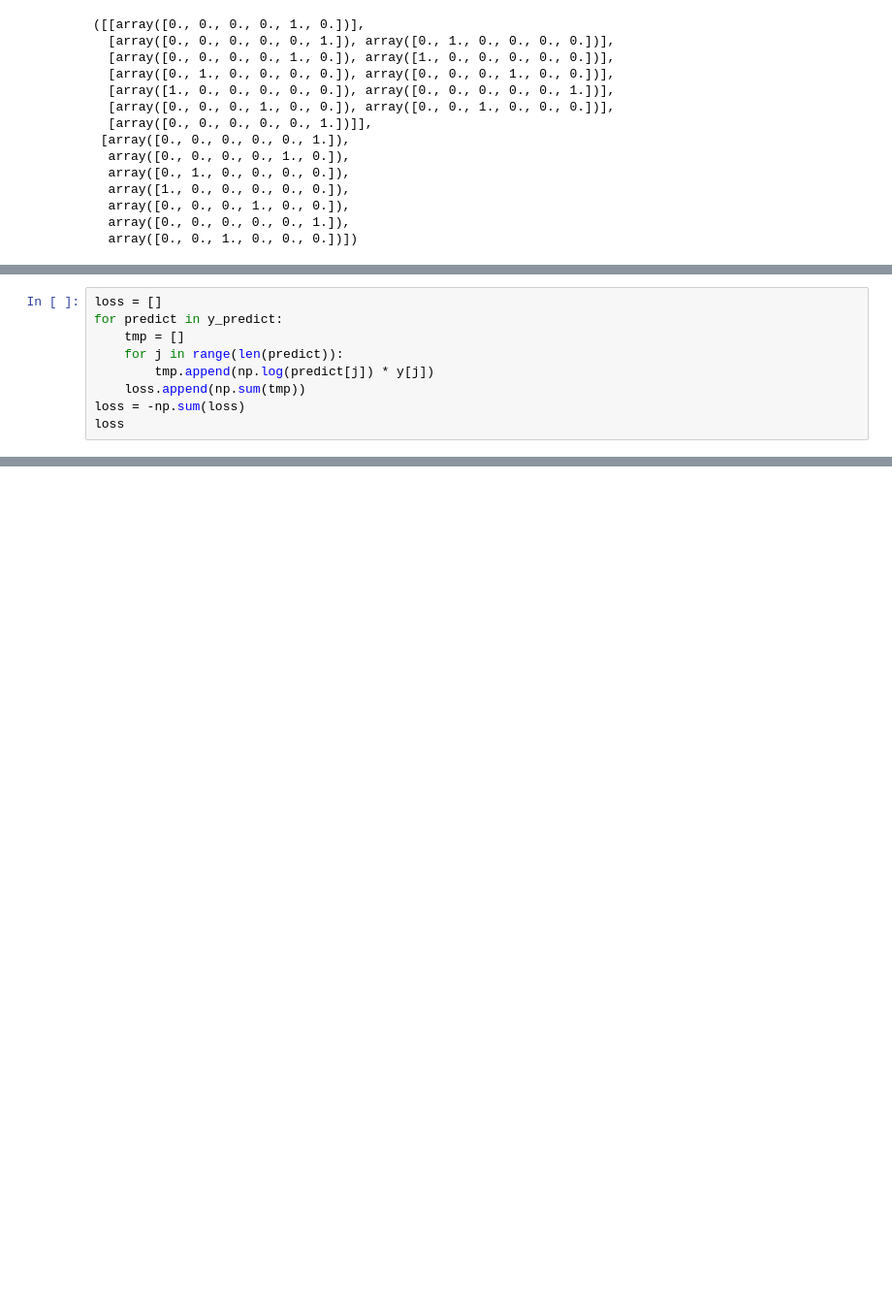
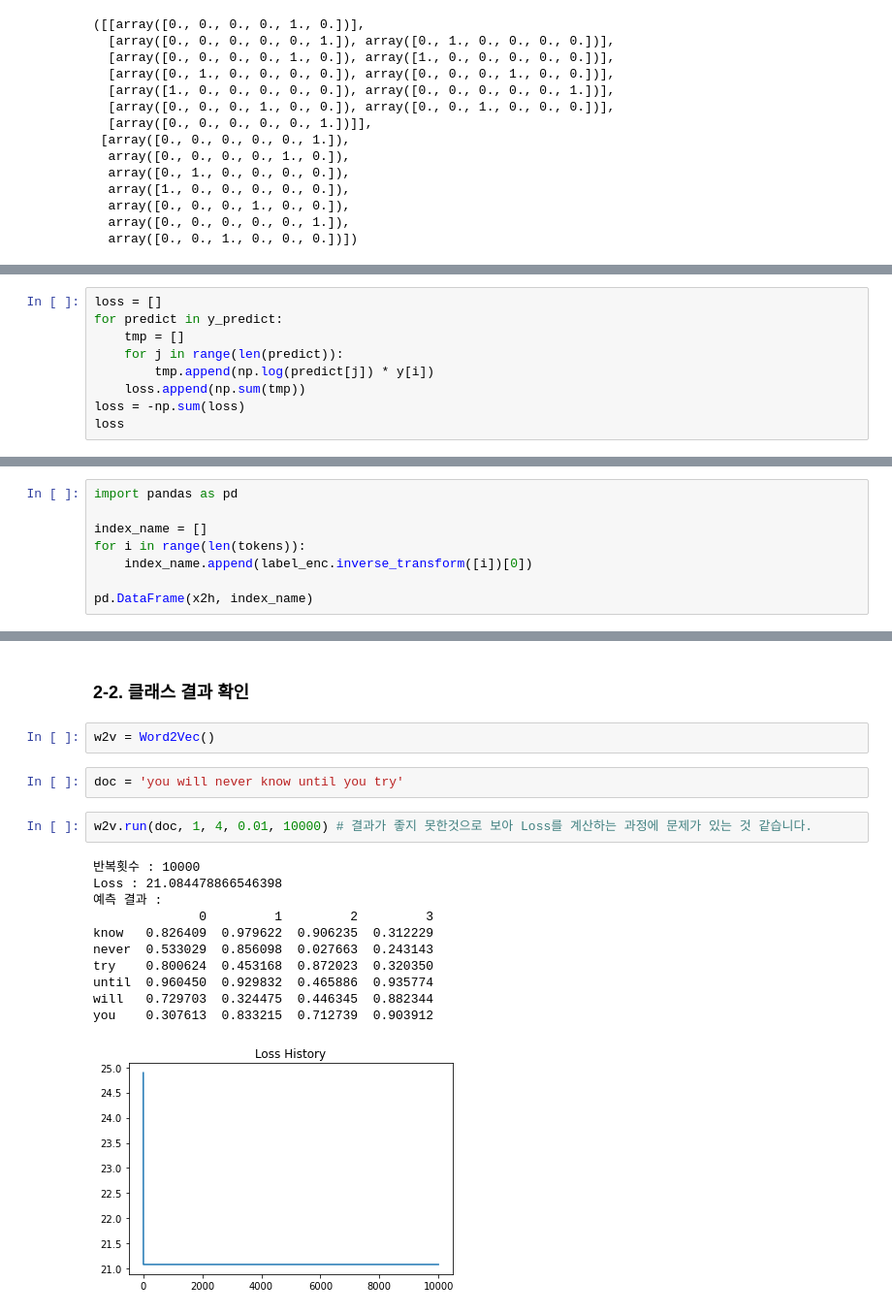
Before and after one commit to insightcampus/2020-inno-nlp-c-deeplearning, a Jupyter notebook: jisang/14_Word2Vec_Practice.ipynb, the cells around one changed output, grey strips where cells are left out. Shown at 97% size. Saved outputs shown, nothing was run; the diff lists cells and outputs as text; blank space fills up the shorter version.

```diff
--- a/jisang/14_Word2Vec_Practice.ipynb
+++ b/jisang/14_Word2Vec_Practice.ipynb
@@ -175,7 +177,7 @@ loss = []
 for predict in y_predict:
     tmp = []
     for j in range(len(predict)):
-        tmp.append(np.log(predict[j]) * y[j])
+        tmp.append(np.log(predict[j]) * y[i])
     loss.append(np.sum(tmp))
 loss = -np.sum(loss)
 loss
@@ -216,0 +221,8 @@ h2y, x2h
+# %%
+import pandas as pd
+
+index_name = []
+for i in range(len(tokens)):
+    index_name.append(label_enc.inverse_transform([i])[0])
+
+pd.DataFrame(x2h, index_name)
@@ -216,0 +425,20 @@ h2y, x2h
+# %% [markdown]
+### **2-2. 클래스 결과 확인**
+# %%
+w2v = Word2Vec()
+# %%
+doc = 'you will never know until you try'
+# %%
+w2v.run(doc, 1, 4, 0.01, 10000) # 결과가 좋지 못한것으로 보아 Loss를 계산하는 과정에 문제가 있는 것 같습니다.
+# %% [output]
+반복횟수 : 10000
+Loss : 21.084478866546398
+예측 결과 :
+              0         1         2         3
+know   0.826409  0.979622  0.906235  0.312229
+never  0.533029  0.856098  0.027663  0.243143
+try    0.800624  0.453168  0.872023  0.320350
+until  0.960450  0.929832  0.465886  0.935774
+will   0.729703  0.324475  0.446345  0.882344
+you    0.307613  0.833215  0.712739  0.903912
+[figure, added]
```
Also changed, not shown: parts of 16 cells of this notebook.
